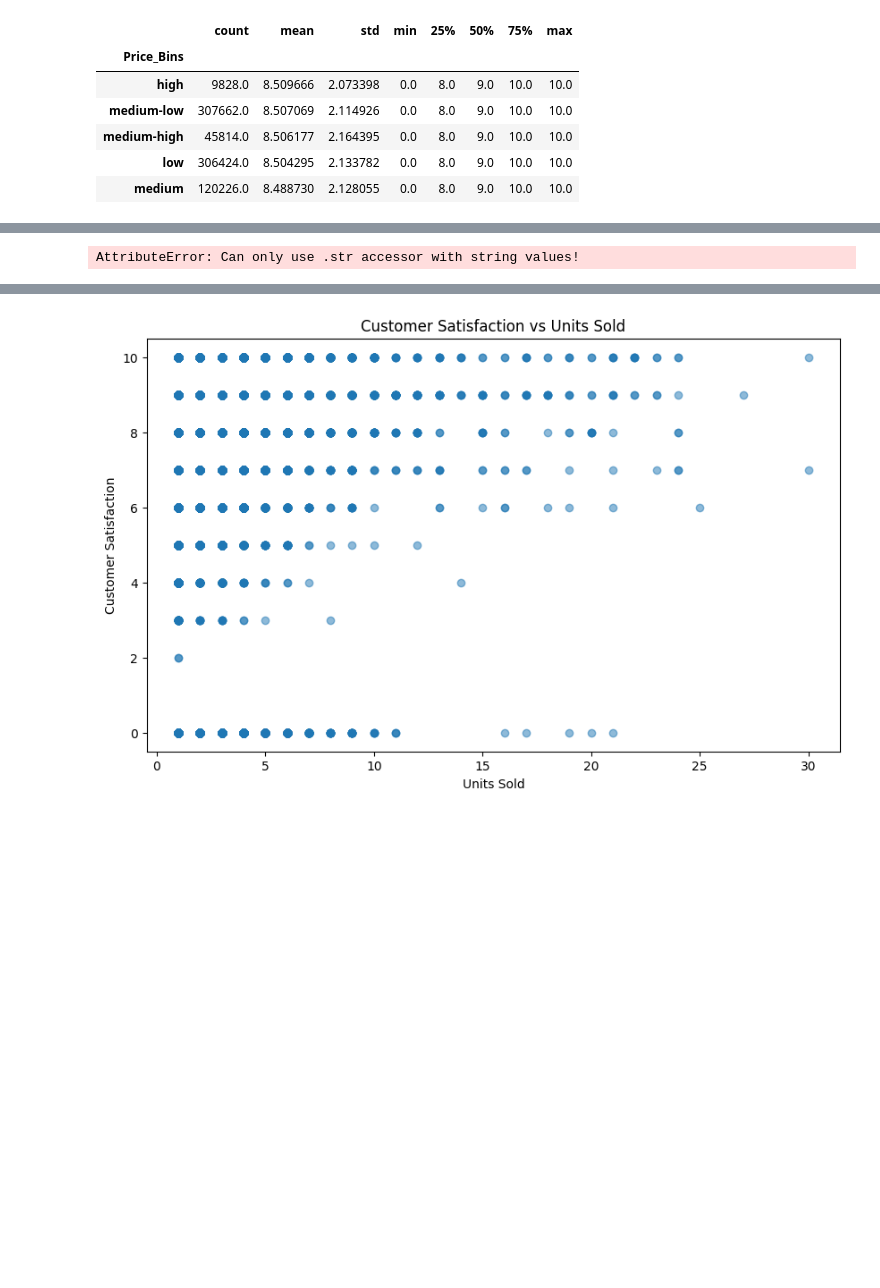
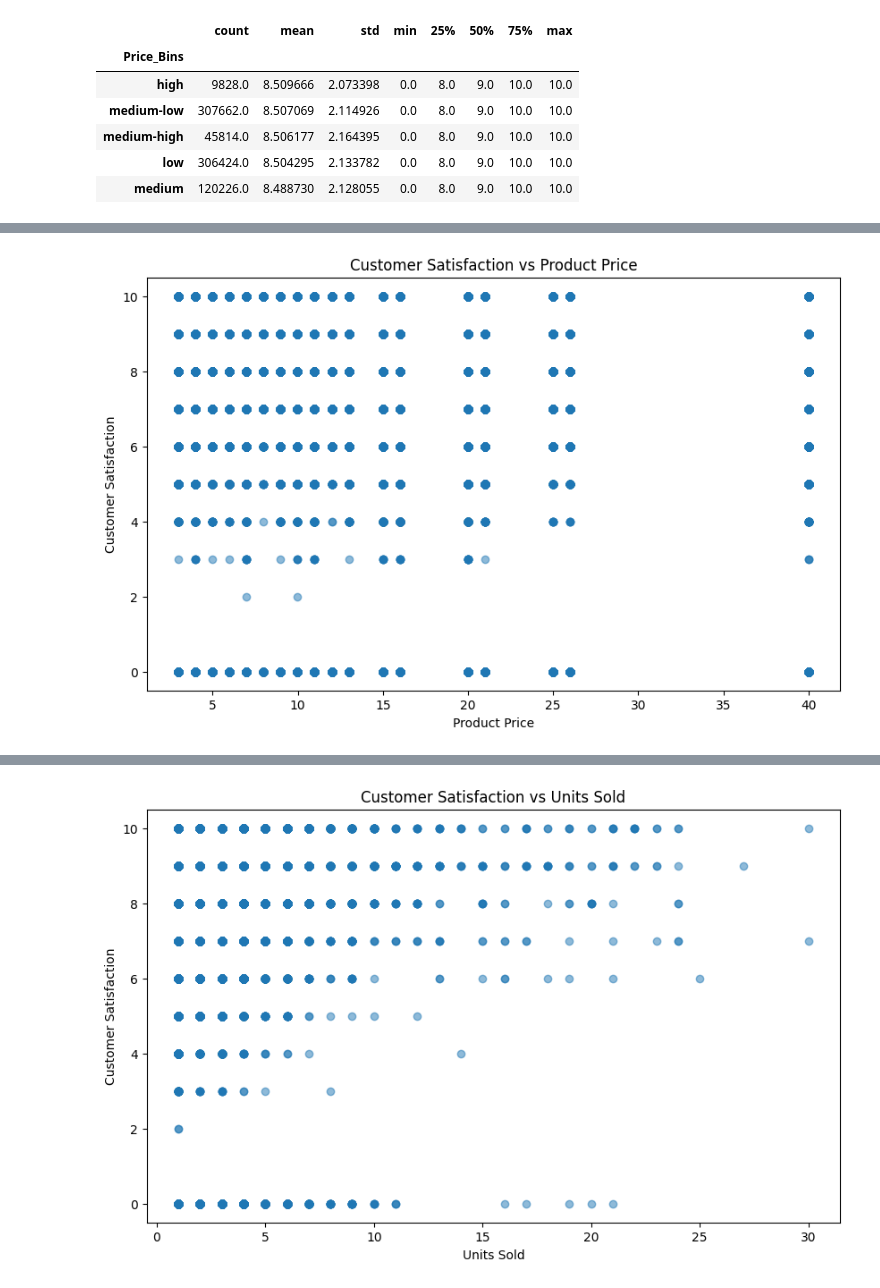
Before and after one commit to tianlan8/maven_toys_analysis, a Jupyter notebook: Maven_Toys_Data_Analysis.ipynb, the cells around one changed output, grey strips where cells are left out. Cells and saved outputs as stored; diff of their text form; code cells hidden in the pictures; blank space fills up the shorter version.

```diff
--- a/Maven_Toys_Data_Analysis.ipynb
+++ b/Maven_Toys_Data_Analysis.ipynb
@@ -252,16 +272,13 @@ avg_satisfaction
 # %%
 # Import necessary libraries
 import matplotlib.pyplot as plt
-
-# Remove the dollar sign from the 'Product_Price' column and convert it to float
-maven_df['Product_Price'] = maven_df['Product_Price'].str.replace('$', '').astype(float)
 
 # Create a scatter plot of 'Product_Price' and 'Customer_Satisfaction'
 plt.figure(figsize=(10, 6))
 plt.scatter(maven_df['Product_Price'], maven_df['Customer_Satisfaction'], alpha=0.5)
 plt.title('Customer Satisfaction vs Product Price')
 plt.xlabel('Product Price')
 plt.ylabel('Customer Satisfaction')
 plt.show()
 # %% [output]
-AttributeError: Can only use .str accessor with string values!
+[figure, added]
```
Also changed, not shown: parts of 14 cells of this notebook, 1 other file.
